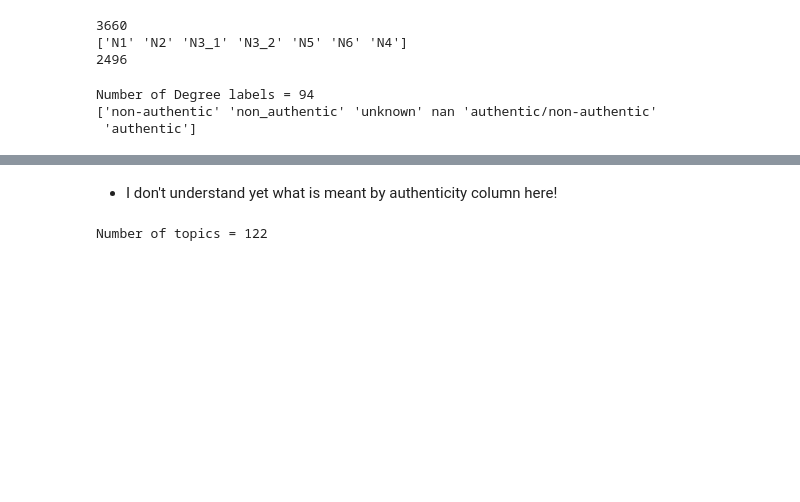
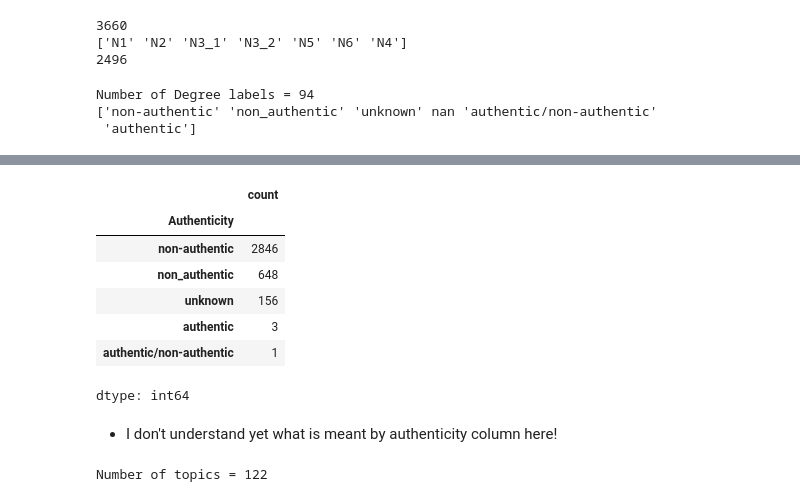
Before and after one commit to MuhammadHelmyOmar/Hadith, a Jupyter notebook: MAHDDAT.ipynb, the cells around one changed output, grey strips where cells are left out. Drawn from its saved outputs; the diff is of its cells as text; code cells hidden in the pictures; blank space fills up the shorter version.

```diff
--- a/MAHDDAT.ipynb
+++ b/MAHDDAT.ipynb
@@ -284,3 +253,14 @@ Rows with 'Authenticity' as authentic/non-authentic:
+# %%
+NAHPlus.Authenticity.value_counts()
+# %% [output]
+|  | count |
+| Authenticity |  |
+| non-authentic | 2846 |
+| non_authentic | 648 |
+| unknown | 156 |
+| authentic | 3 |
+| authentic/non-authentic | 1 |
+dtype: int64
 # %% [markdown]
 - I don't understand yet what is meant by authenticity column here!
 # %%
```
Also changed, not shown: parts of 7 cells of this notebook.
